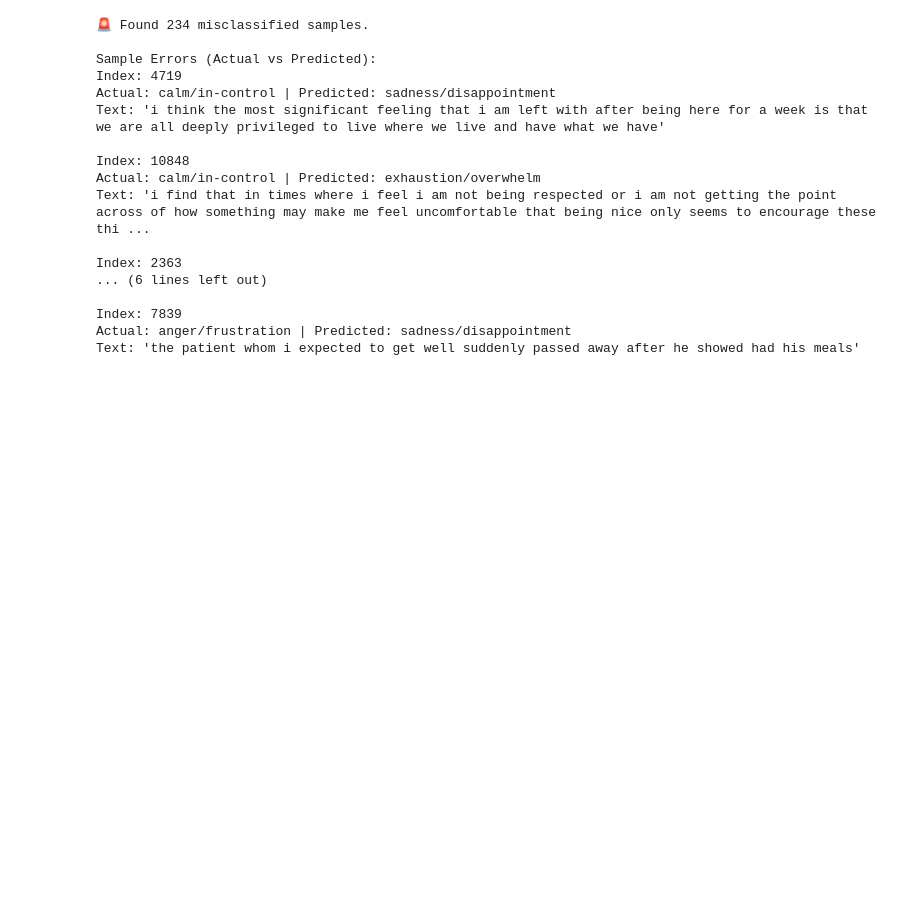
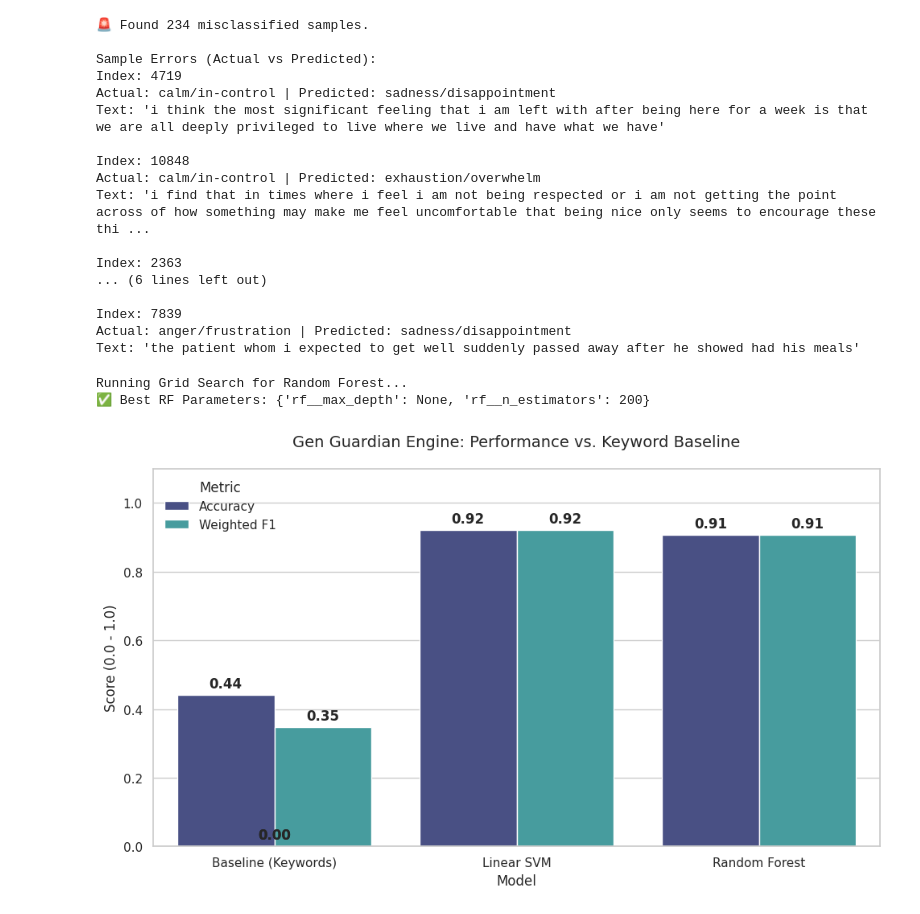
Before and after one commit to LetsgetDangerousX/GenGuardian, a Jupyter notebook: notebooks/01_a_dataRoughCopy.ipynb, the cells around one changed output. Saved outputs shown, nothing was run; the diff lists cells and outputs as text; code cells hidden in the pictures; blank space fills up the shorter version.

```diff
--- a/notebooks/01_a_dataRoughCopy.ipynb
+++ b/notebooks/01_a_dataRoughCopy.ipynb
@@ -387,3 +313,64 @@ Index: 2363
 Index: 7839
 Actual: anger/frustration | Predicted: sadness/disappointment
 Text: 'the patient whom i expected to get well suddenly passed away after he showed had his meals'
+# %%
+from sklearn.model_selection import GridSearchCV
+
+# We use the same TF-IDF settings you already established in your draft
+rf_tuning_pipeline = Pipeline([
+    ('tfidf', TfidfVectorizer(max_features=5000, ngram_range=(1, 2), stop_words='english')),
+    ('rf', RandomForestClassifier(random_state=42, n_jobs=-1))
+])
+
+# Tuning n_estimators (number of trees) to satisfy the 'in-depth' requirement
+param_grid_rf = {
+    'rf__n_estimators': [50, 100, 200],
+    'rf__max_depth': [None, 20],
+}
+
+print("Running Grid Search for Random Forest...")
+grid_rf = GridSearchCV(rf_tuning_pipeline, param_grid_rf, cv=5, scoring='accuracy')
+grid_rf.fit(X_train, y_train)
+
+# Update your results with the best tuned model
+best_rf_model = grid_rf.best_estimator_
+rf_tuned_preds = best_rf_model.predict(X_test)
+
+# Update the results dictionary/dataframe
+results_df.loc[results_df['Model'] == 'Random Forest', 'Accuracy'] = accuracy_score(y_test, rf_tuned_preds)
+results_df.loc[results_df['Model'] == 'Random Forest', 'Weighted F1'] = f1_score(y_test, rf_tuned_preds, average='weighted')
+
+print(f"✅ Best RF Parameters: {grid_rf.best_params_}")
+# %% [output]
+Running Grid Search for Random Forest...
+✅ Best RF Parameters: {'rf__max_depth': None, 'rf__n_estimators': 200}
+# %%
+import matplotlib.pyplot as plt
+import seaborn as sns
+
+# Professional, colorblind-friendly palette
+sns.set_theme(style="whitegrid")
+plt.figure(figsize=(10, 6))
+
+# Melt results for plotting
+df_plot = results_df.melt(id_vars='Model', var_name='Metric', value_name='Score')
+
+# Generate the plot
+ax = sns.barplot(data=df_plot, x='Model', y='Score', hue='Metric', palette='mako')
+
+plt.title('Gen Guardian Engine: Performance vs. Keyword Baseline', fontsize=14, pad=20)
+plt.ylabel('Score (0.0 - 1.0)', fontsize=12)
+plt.ylim(0, 1.1)
+plt.legend(title='Metric', loc='upper left')
+
+# Add values on top of bars
+for p in ax.patches:
+    ax.annotate(format(p.get_height(), '.2f'),
+                (p.get_x() + p.get_width() / 2., p.get_height()),
+                ha='center', va='center', xytext=(0, 10),
+                textcoords='offset points', fontweight='bold')
+
+plt.tight_layout()
+plt.show()
+# %% [output]
+[figure, added]
```
Also changed, not shown: parts of 8 cells of this notebook, 8 other files.
